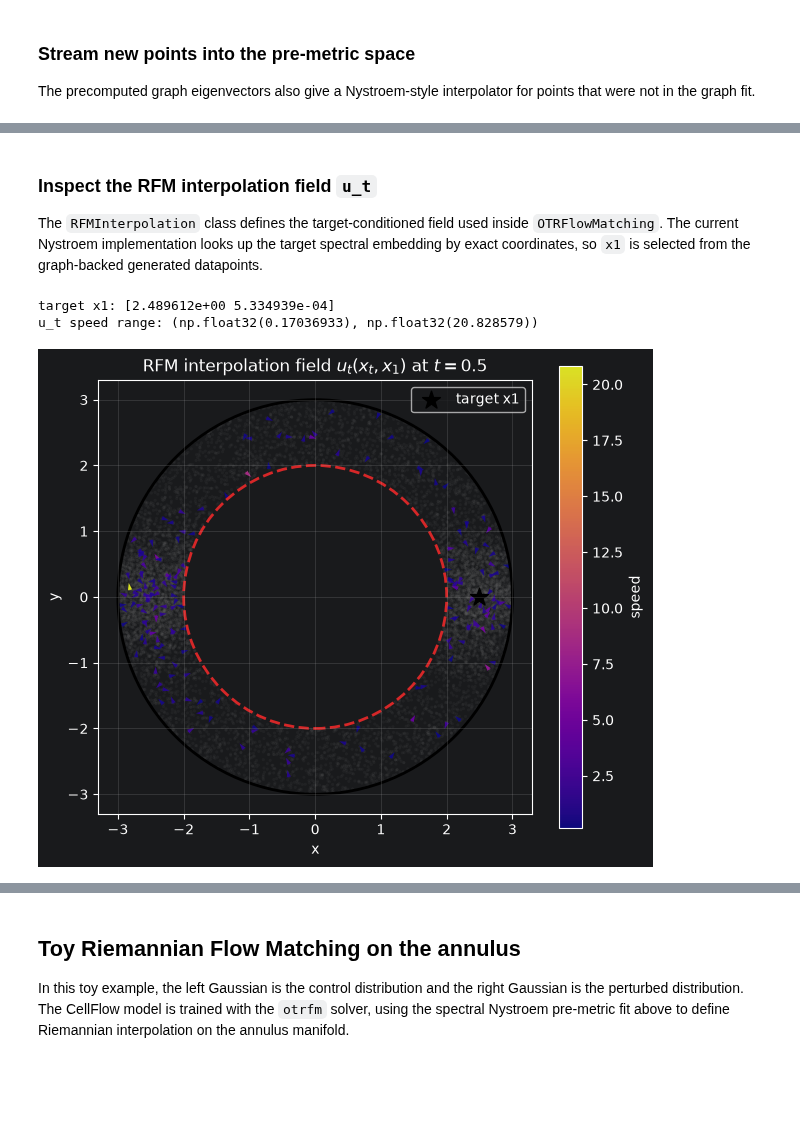
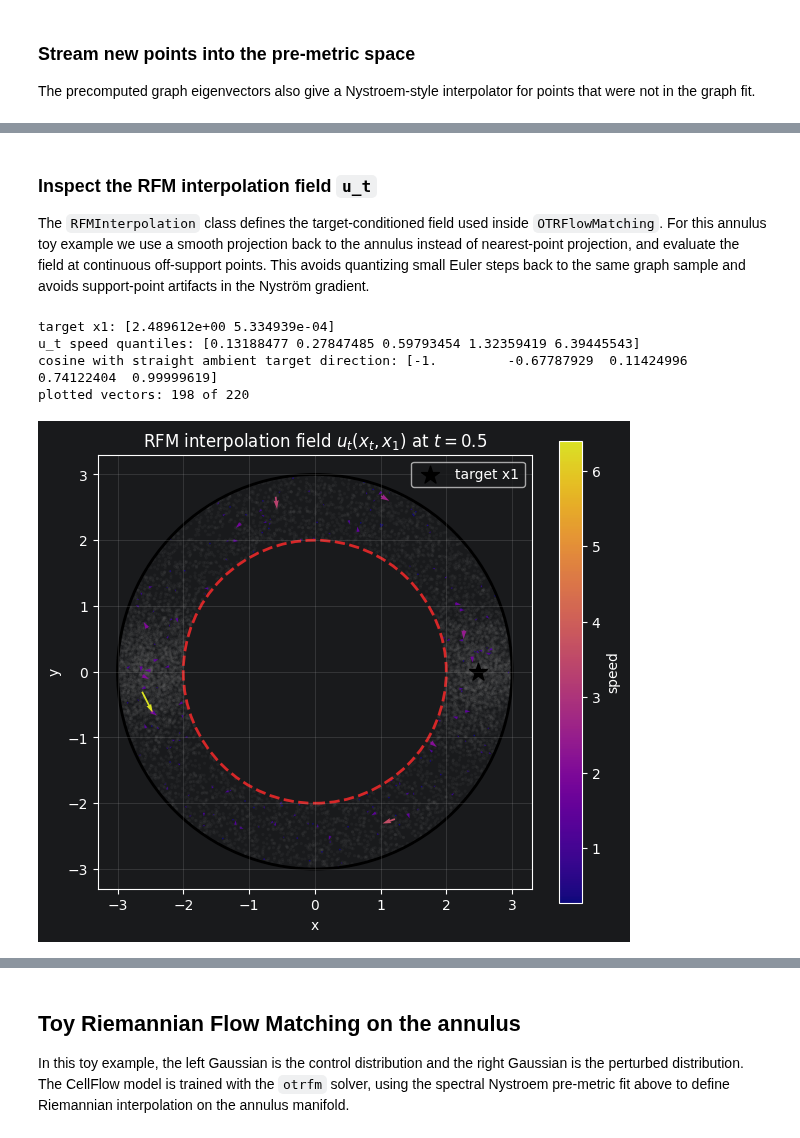
Before and after one commit to markuslaengst/CellFlow, a Jupyter notebook: docs/notebooks/riemannian_toy_example.ipynb, the cells around one changed output, grey strips where cells are left out. Saved outputs shown, nothing was run; the diff lists cells and outputs as text; code cells hidden in the pictures; blank space fills up the shorter version.

```diff
--- a/docs/notebooks/riemannian_toy_example.ipynb
+++ b/docs/notebooks/riemannian_toy_example.ipynb
@@ -179,10 +179,11 @@ from cellflow.preprocessing._premetric import (
     compute_eigens,
     normalized_laplacian,
     spectral_embedding,
+    spectral_embedding_scale,
 )
 import jax.numpy as jnp
 
-knn_k = 30
+knn_k = 10
 W, sigma = build_knn_graph(
     all_generated_points,
     k=knn_k,
@@ -408,9 +444,13 @@ nystroem = SpectralNystroem(
     psi=Psi,
     x_to_id=key_array,
     k=knn_k,
+    graph=W,
+    spectral_scale=spectral_scale,
+    spectral_weight_type=spectral_weight_type,
+    embedding_eps=spectral_embedding_eps,
 )
 
-new_point = np.array([0.0, 2.5], dtype=np.float32)
+new_point = np.array([2.5, 0], dtype=np.float32)
 new_emb = np.asarray(nystroem.embed_point(jnp.asarray(new_point))).astype(np.float32)
 new_point_distances = np.sum((Psi - new_emb[None, :]) ** 2, axis=1)
 nearest_to_new_point = np.argsort(new_point_distances)[:10]
@@ -466,22 +506,37 @@ squared pre-metric distances: [287895.34 288002.2  288721.03 289389.22 289684.5
 # %% [markdown]
 ### Inspect the RFM interpolation field `u_t`
 
-The `RFMInterpolation` class defines the target-conditioned field used inside `OTRFlowMatching`. The current Nystroem implementation looks up the target spectral embedding by exact coordinates, so `x1` is selected from the graph-backed generated datapoints.
+The `RFMInterpolation` class defines the target-conditioned field used inside `OTRFlowMatching`. For this annulus toy example we use a smooth projection back to the annulus instead of nearest-point projection, and evaluate the field at continuous off-support points. This avoids quantizing small Euler steps back to the same graph sample and avoids support-point artifacts in the Nyström gradient.
 # %%
 from cellflow.ode_solver._rfm_interpolation import RFMInterpolation
 
-rfm_interpolator = RFMInterpolation(nystroem)
+def project_to_annulus(x, inner=inner_radius, outer=outer_radius, eps=1e-12):
+    x = jnp.asarray(x)
+    radius = jnp.linalg.norm(x, axis=-1, keepdims=True)
+    clipped_radius = jnp.clip(radius, inner, outer)
+    return x * clipped_radius / jnp.maximum(radius, eps)
+
+rfm_interpolator = RFMInterpolation(
+    nystroem,
+    projection_fn=project_to_annulus,
+    project_to_manifold=False,
+)
 
 ut_rng = np.random.default_rng(33)
 rfm_target_local_idx = int(np.argmin(np.linalg.norm(right_gaussian_points - mean_right, axis=1)))
 x1 = right_gaussian_points[rfm_target_local_idx].astype(np.float32)
 
-n_ut_vectors = 180
-xt_sample_ids = ut_rng.choice(all_generated_points.shape[0], n_ut_vectors, replace=False)
-xt_samples = all_generated_points[xt_sample_ids].astype(np.float32)
+n_ut_vectors = 220
+xt_theta = ut_rng.uniform(0.0, 2.0 * np.pi, n_ut_vectors)
+xt_radius = np.sqrt(ut_rng.uniform(inner_radius**2, outer_radius**2, n_ut_vectors))
+xt_samples = np.column_stack((xt_radius * np.cos(xt_theta), xt_radius * np.sin(xt_theta))).astype(np.float32)
 x1_batch = np.repeat(x1[None, :], xt_samples.shape[0], axis=0)
 
 ut_time = 0.5
+d_samples, grad_samples, g_samples = nystroem.distance_grad_and_norm_batch(
+    jnp.asarray(xt_samples),
+    jnp.asarray(x1_batch),
+)
 u_samples = np.asarray(
     rfm_interpolator.u_t(
         jnp.asarray(xt_samples),
@@ -490,10 +545,16 @@ u_samples = np.asarray(
     )
 )
 u_speed = np.linalg.norm(u_samples, axis=1)
-u_directions = u_samples / np.maximum(u_speed[:, None], 1e-8)
+target_vectors = x1_batch - xt_samples
+target_alignment = np.sum(u_samples * target_vectors, axis=1) / (
+    np.maximum(u_speed, 1e-8) * np.maximum(np.linalg.norm(target_vectors, axis=1), 1e-8)
+)
+plot_mask = u_speed >= np.quantile(u_speed, 0.10)
 
 print("target x1:", x1)
-print("u_t speed range:", (u_speed.min(), u_speed.max()))
+print("u_t speed quantiles:", np.quantile(u_speed, [0.0, 0.1, 0.5, 0.9, 1.0]))
+print("cosine with straight ambient target direction:", np.quantile(target_alignment, [0.0, 0.25, 0.5, 0.75, 1.0]))
+print("plotted vectors:", int(np.sum(plot_mask)), "of", len(plot_mask))
 
 fig, ax = plt.subplots(figsize=(7, 6))
 ax.scatter(
@@ -501,38 +562,40 @@ ax.scatter(
     all_generated_points[:, 1],
     s=5,
     alpha=0.08,
     edgecolors="none",
     color="tab:gray",
 )
 quiver = ax.quiver(
-    xt_samples[:, 0],
-    xt_samples[:, 1],
-    u_directions[:, 0],
-    u_directions[:, 1],
-    u_speed,
+    xt_samples[plot_mask, 0],
+    xt_samples[plot_mask, 1],
+    u_samples[plot_mask, 0],
+    u_samples[plot_mask, 1],
+    u_speed[plot_mask],
     cmap="plasma",
     angles="xy",
     scale_units="xy",
-    scale=9,
+    scale=18,
     width=0.004,
     alpha=0.9,
 )
 ax.scatter(x1[0], x1[1], s=180, marker="*", color="black", label="target x1")
 ax.add_patch(
     plt.Circle((0, 0), inner_radius, fill=False, linestyle="--", color="tab:red", linewidth=2)
 )
 ax.add_patch(plt.Circle((0, 0), outer_radius, fill=False, color="black", linewidth=2))
 ax.set_aspect("equal", adjustable="box")
 ax.set_xlim(-3.3, 3.3)
 ax.set_ylim(-3.3, 3.3)
 ax.set_xlabel("x")
 ax.set_ylabel("y")
 ax.set_title(r"RFM interpolation field $u_t(x_t, x_1)$ at $t = 0.5$")
 ax.legend(loc="upper right")
 ax.grid(alpha=0.25)
 fig.colorbar(quiver, ax=ax, label="speed")
 plt.show()
 # %% [output]
 target x1: [2.489612e+00 5.334939e-04]
-u_t speed range: (np.float32(0.17036933), np.float32(20.828579))
+u_t speed quantiles: [0.13188477 0.27847485 0.59793454 1.32359419 6.39445543]
+cosine with straight ambient target direction: [-1.         -0.67787929  0.11424996  0.74122404  0.99999619]
+plotted vectors: 198 of 220
-[figure, old version]
+[figure, new version]
```
Also changed, not shown: parts of 17 cells of this notebook, 4 other files.
